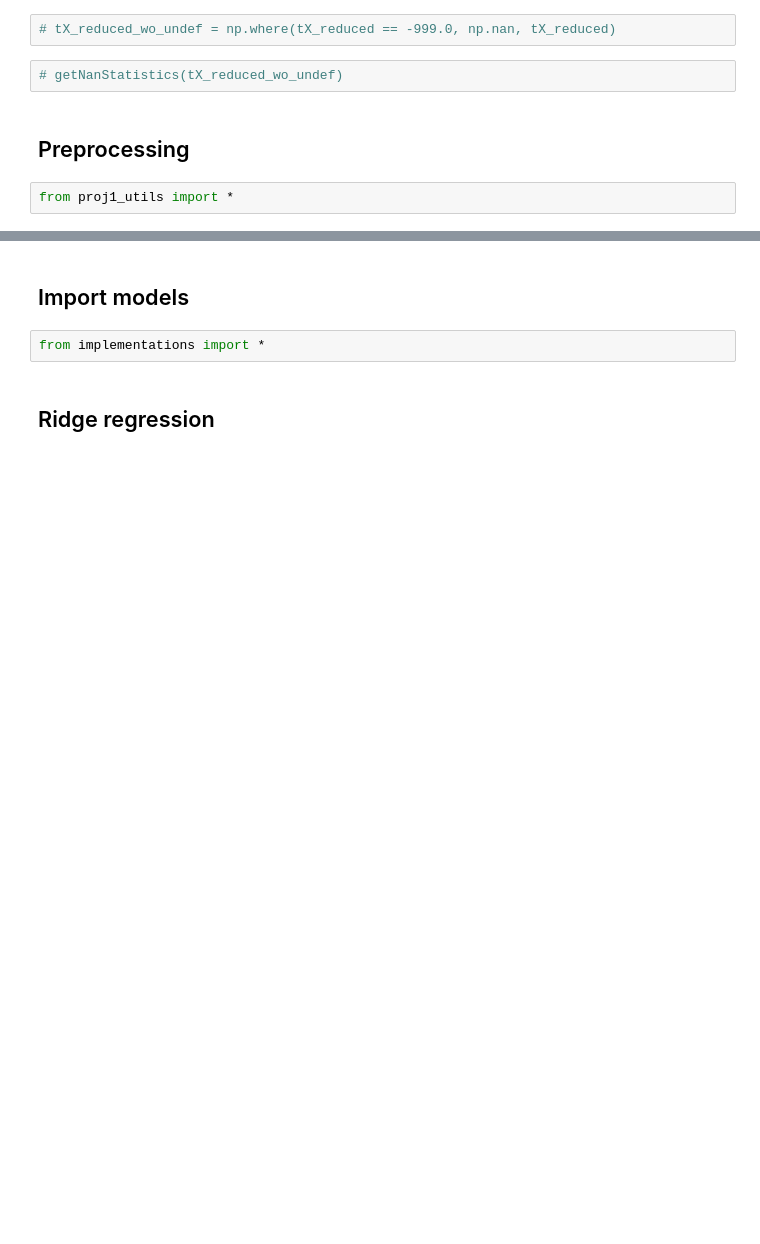
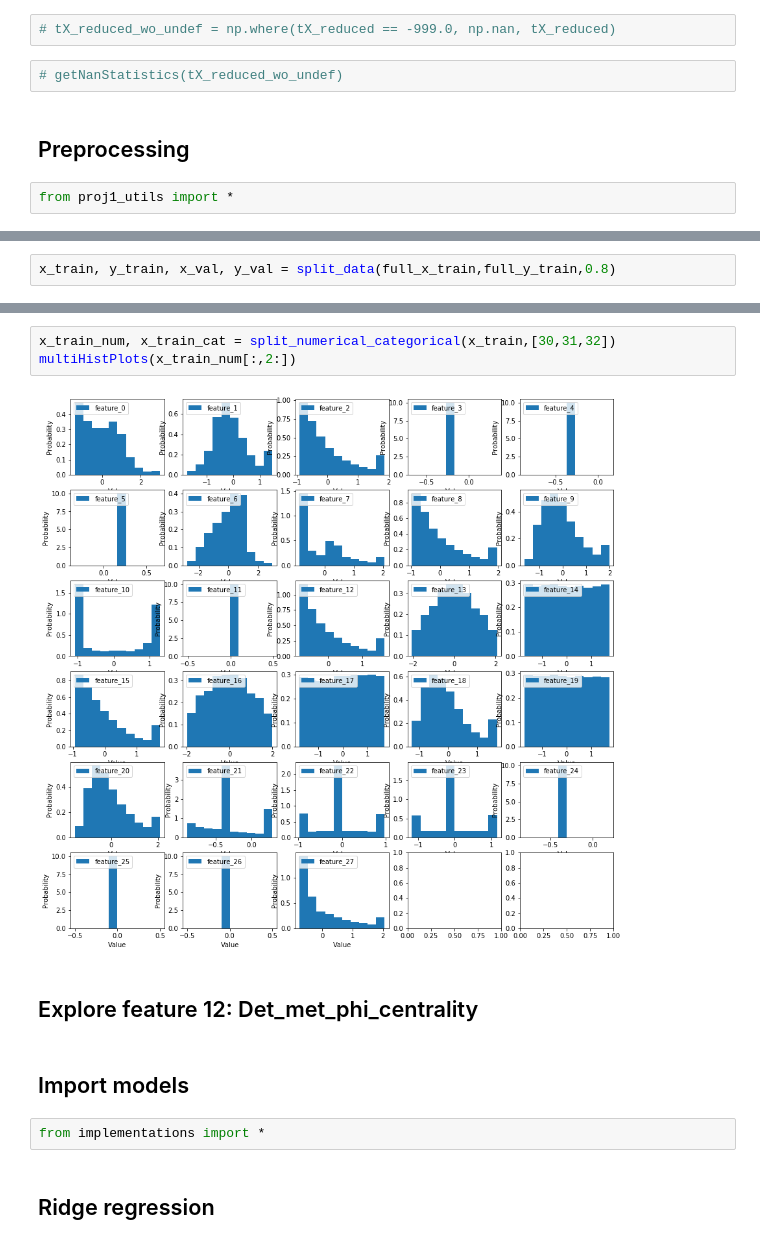
Before and after one commit to AndresMontero/ML_2019_EPFL, a Jupyter notebook: projects/project1/scripts/project1.ipynb, the cells around one changed output, grey strips where cells are left out. Cells and saved outputs as stored; diff of their text form; blank space fills up the shorter version.

```diff
--- a/projects/project1/scripts/project1.ipynb
+++ b/projects/project1/scripts/project1.ipynb
@@ -209,3 +180,5 @@ y_train = relabel_y_non_negative(y).reshape(-1,1)
+# %%
+x_train, y_train, x_val, y_val = split_data(full_x_train,full_y_train,0.8)
 # %%
 cat_cols = [22]
 x_test_num, x_test_cat = split_numerical_categorical(tX_test,cat_cols)
@@ -221,3 +218,10 @@ y_test = relabel_y_non_negative(y_test).reshape(-1,1)
+# %%
+x_train_num, x_train_cat = split_numerical_categorical(x_train,[30,31,32])
+multiHistPlots(x_train_num[:,2:])
+# %% [output]
+[figure, added]
+# %% [markdown]
+## Explore feature 12: Det_met_phi_centrality
 # %% [markdown]
 ## Import models
 # %%
```
Also changed, not shown: parts of 22 cells of this notebook, 1 other file.
